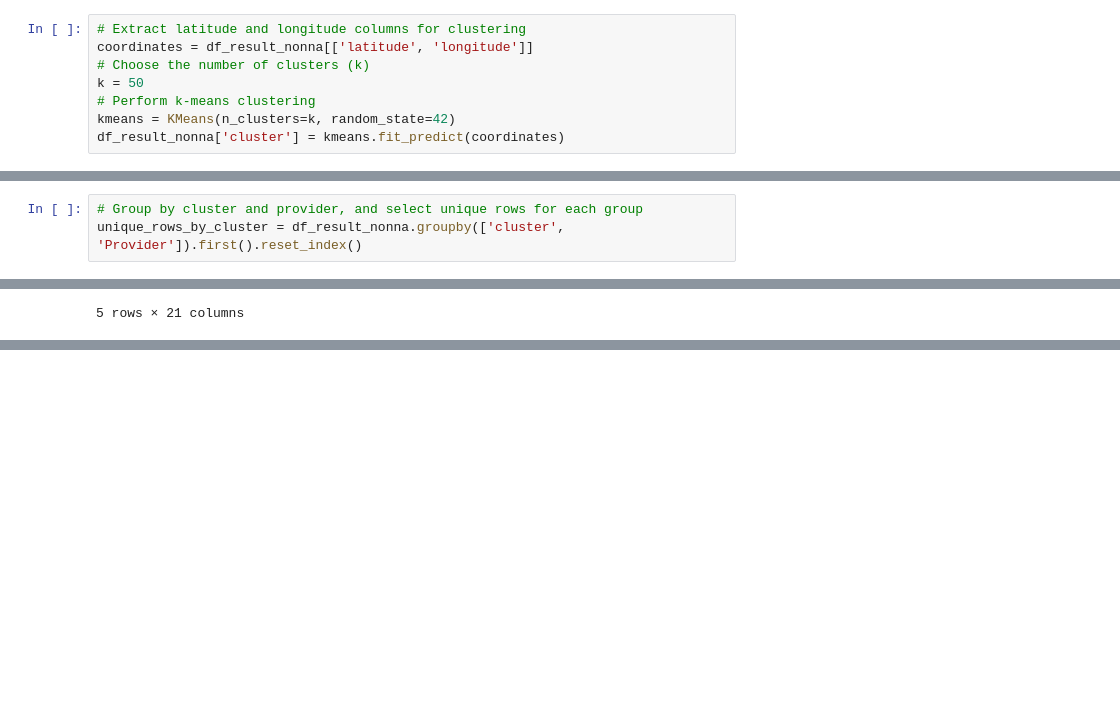
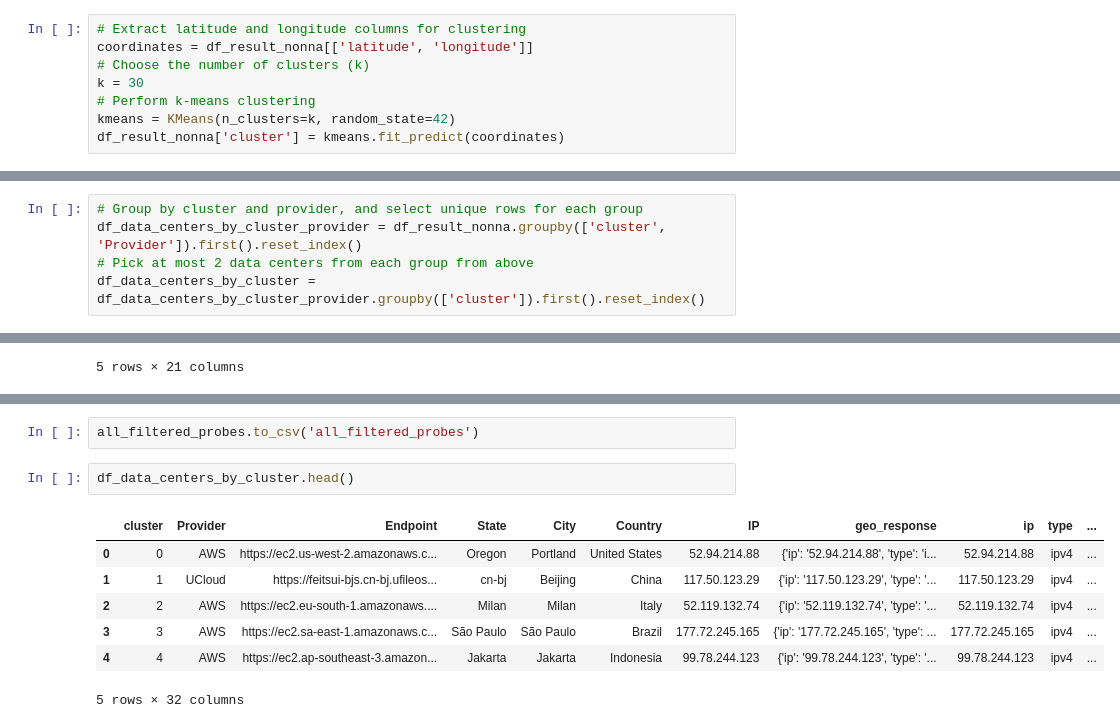
Before and after one commit to mpraski/cmb2023-assignment-3, a Jupyter notebook: assignment_three.ipynb, the cells around one changed output, grey strips where cells are left out. Saved outputs shown, nothing was run; the diff lists cells and outputs as text; blank space fills up the shorter version.

```diff
--- a/assignment_three.ipynb
+++ b/assignment_three.ipynb
@@ -126,7 +134,7 @@ df_result_nonna.to_csv('cloud_regions_geocoded.csv')
 # Extract latitude and longitude columns for clustering
 coordinates = df_result_nonna[['latitude', 'longitude']]
 # Choose the number of clusters (k)
-k = 50
+k = 30
 # Perform k-means clustering
 kmeans = KMeans(n_clusters=k, random_state=42)
 df_result_nonna['cluster'] = kmeans.fit_predict(coordinates)
@@ -184,5 +192,7 @@ map_object
 [interactive output not drawn]
 # %%
 # Group by cluster and provider, and select unique rows for each group
-unique_rows_by_cluster = df_result_nonna.groupby(['cluster', 'Provider']).first().reset_index()
+df_data_centers_by_cluster_provider = df_result_nonna.groupby(['cluster', 'Provider']).first().reset_index()
+# Pick at most 2 data centers from each group from above
+df_data_centers_by_cluster = df_data_centers_by_cluster_provider.groupby(['cluster']).first().reset_index()
 # %%
@@ -306,0 +345,12 @@ ethernet :  (1711, 21)
+# %%
+all_filtered_probes.to_csv('all_filtered_probes')
+# %%
+df_data_centers_by_cluster.head()
+# %% [output]
+|  | cluster | Provider | Endpoint | State | City | Country | IP | geo_response | ip | type | ... |
+| 0 | 0 | AWS | https://ec2.us-west-2.amazonaws.c... | Oregon | Portland | United States | 52.94.214.88 | {'ip': '52.94.214.88', 'type': 'i... | 52.94.214.88 | ipv4 | ... |
+| 1 | 1 | UCloud | https://feitsui-bjs.cn-bj.ufileos... | cn-bj | Beijing | China | 117.50.123.29 | {'ip': '117.50.123.29', 'type': '... | 117.50.123.29 | ipv4 | ... |
+| 2 | 2 | AWS | https://ec2.eu-south-1.amazonaws.... | Milan | Milan | Italy | 52.119.132.74 | {'ip': '52.119.132.74', 'type': '... | 52.119.132.74 | ipv4 | ... |
+| 3 | 3 | AWS | https://ec2.sa-east-1.amazonaws.c... | São Paulo | São Paulo | Brazil | 177.72.245.165 | {'ip': '177.72.245.165', 'type': ... | 177.72.245.165 | ipv4 | ... |
+| 4 | 4 | AWS | https://ec2.ap-southeast-3.amazon... | Jakarta | Jakarta | Indonesia | 99.78.244.123 | {'ip': '99.78.244.123', 'type': '... | 99.78.244.123 | ipv4 | ... |
+5 rows × 32 columns
```
Also changed, not shown: parts of 17 cells of this notebook, 2 other files.
